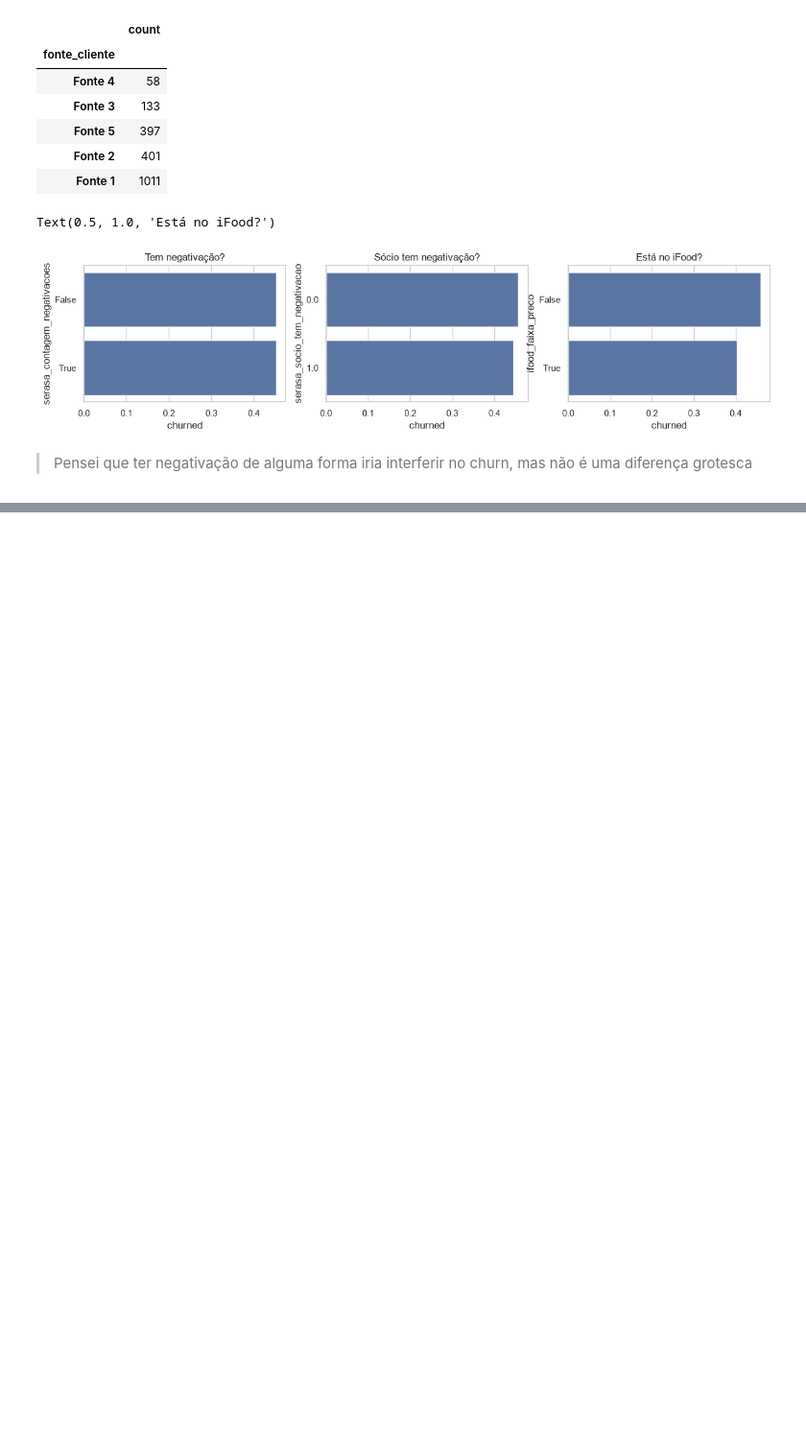
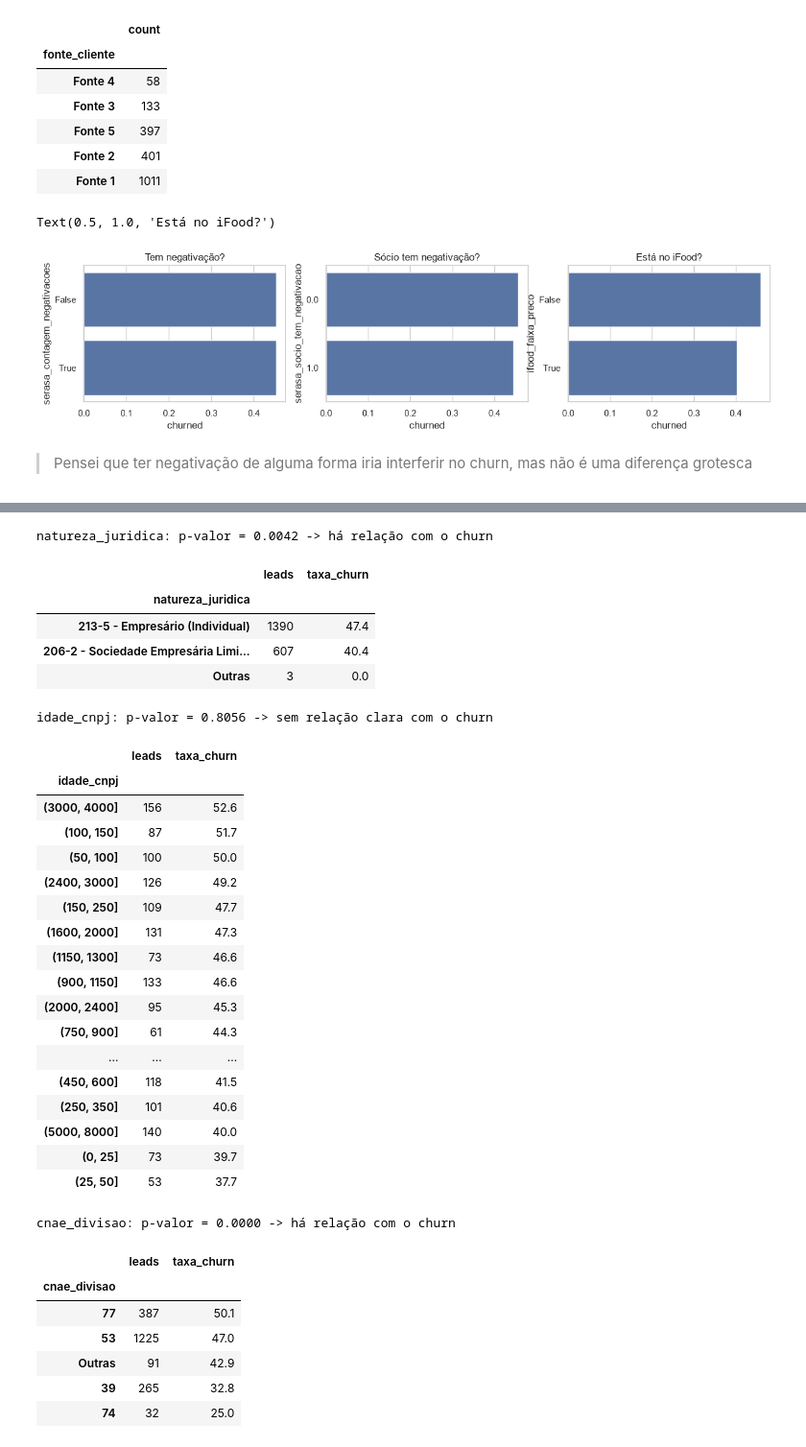
Before and after one commit to lgns-cin/CIN0144, a Jupyter notebook: EDA/com_pedidos.ipynb, the cells around one changed output, grey strips where cells are left out. Shown at 96% size. Drawn from its saved outputs; the diff is of its cells as text; code cells hidden in the pictures; blank space fills up the shorter version.

```diff
--- a/EDA/com_pedidos.ipynb
+++ b/EDA/com_pedidos.ipynb
@@ -636,0 +827,16 @@ Text(0.5, 1.0, 'Está no iFood?')
+# %%
+def analise_categorica(coluna, minimo=30):
+    serie = leads[coluna].astype(str)
+    contagem = serie.value_counts()
+    serie = serie.where(serie.map(contagem) >= minimo, 'Outras')     # categorias com poucos leads viram 'Outras'
+
+    # quantos leads e qual a taxa de churn de cada categoria
+    tabela = leads.groupby(serie)['churned'].agg(leads='count', taxa_churn='mean')
+    tabela['taxa_churn'] = (tabela['taxa_churn'] * 100).round(1)
+
+    # qui-quadrado
+    p = stats.chi2_contingency(pandas.crosstab(serie, leads['churned']))[1]
+    conclusao = 'há relação com o churn' if p < 0.05 else 'sem relação clara com o churn'
+    print(f'{coluna}: p-valor = {p:.4f} -> {conclusao}')
+
+    return tabela.sort_values('taxa_churn', ascending=False)
@@ -636,0 +873,40 @@ Text(0.5, 1.0, 'Está no iFood?')
+# %%
+leads['cnae_divisao'] = leads['cnae_codigo'].str[:2]      # 2 primeiros dígitos = divisão
+
+display(analise_categorica('natureza_juridica'))
+display(analise_categorica('idade_cnpj'))
+display(analise_categorica('cnae_divisao'))
+# %% [output]
+natureza_juridica: p-valor = 0.0042 -> há relação com o churn
+|  | leads | taxa_churn |
+| natureza_juridica |  |  |
+| 213-5 - Empresário (Individual) | 1390 | 47.4 |
+| 206-2 - Sociedade Empresária Limi... | 607 | 40.4 |
+| Outras | 3 | 0.0 |
+idade_cnpj: p-valor = 0.8056 -> sem relação clara com o churn
+|  | leads | taxa_churn |
+| idade_cnpj |  |  |
+| (3000, 4000] | 156 | 52.6 |
+| (100, 150] | 87 | 51.7 |
+| (50, 100] | 100 | 50.0 |
+| (2400, 3000] | 126 | 49.2 |
+| (150, 250] | 109 | 47.7 |
+| (1600, 2000] | 131 | 47.3 |
+| (1150, 1300] | 73 | 46.6 |
+| (900, 1150] | 133 | 46.6 |
+| (2000, 2400] | 95 | 45.3 |
+| (750, 900] | 61 | 44.3 |
+| ... | ... | ... |
+| (450, 600] | 118 | 41.5 |
+| (250, 350] | 101 | 40.6 |
+| (5000, 8000] | 140 | 40.0 |
+| (0, 25] | 73 | 39.7 |
+| (25, 50] | 53 | 37.7 |
+cnae_divisao: p-valor = 0.0000 -> há relação com o churn
+|  | leads | taxa_churn |
+| cnae_divisao |  |  |
+| 77 | 387 | 50.1 |
+| 53 | 1225 | 47.0 |
+| Outras | 91 | 42.9 |
+| 39 | 265 | 32.8 |
+| 74 | 32 | 25.0 |
```
Also changed, not shown: parts of 20 cells of this notebook.
